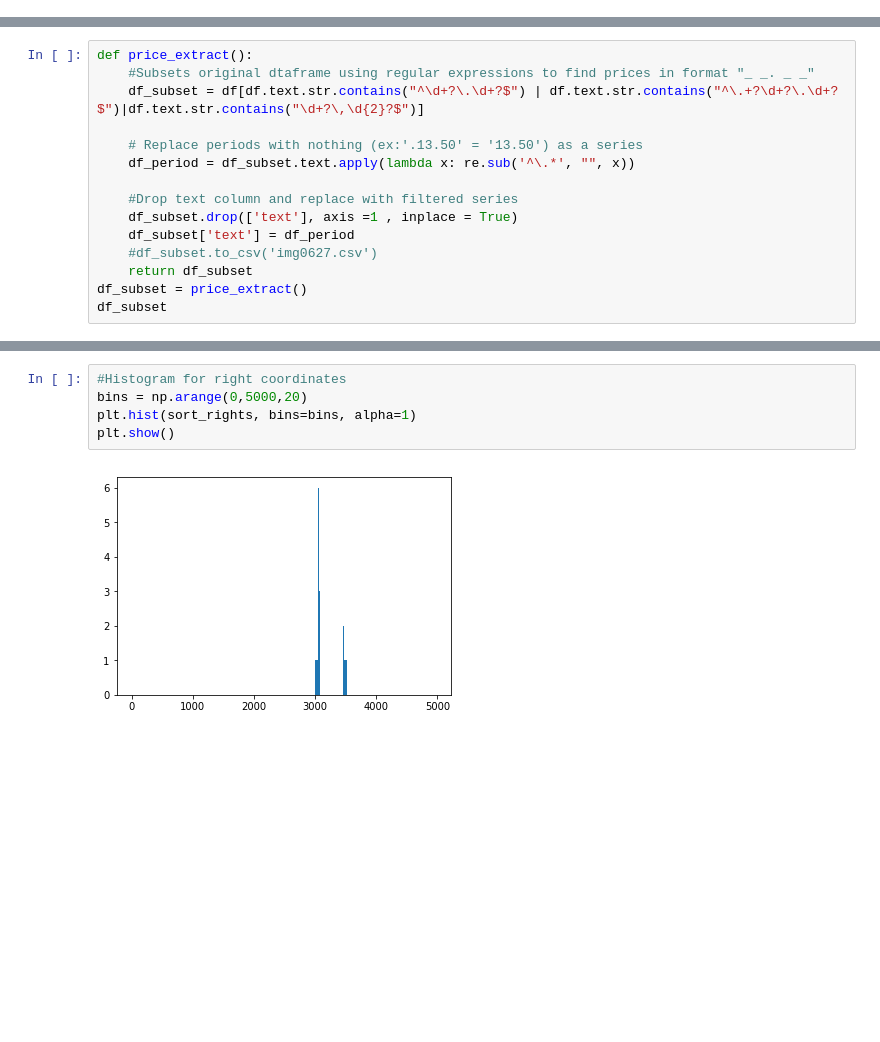
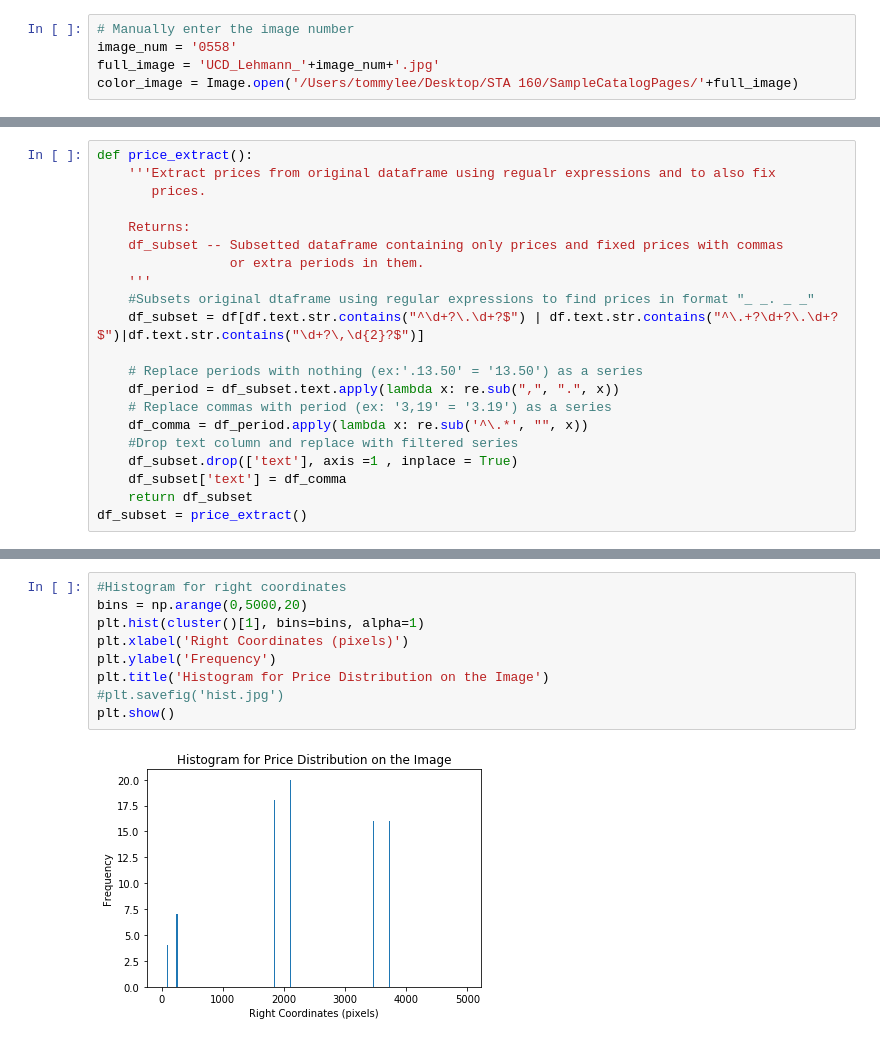
Before and after one commit to rin7/Wine_catalogs, a Jupyter notebook: Pytesseract v2.ipynb, the cells around one changed output, grey strips where cells are left out. Cells and saved outputs as stored; diff of their text form; blank space fills up the shorter version.

```diff
--- a/Pytesseract v2.ipynb
+++ b/Pytesseract v2.ipynb
@@ -12 +14,6 @@ import math
+# %%
+# Manually enter the image number
+image_num = '0558'
+full_image = 'UCD_Lehmann_'+image_num+'.jpg'
+color_image = Image.open('/Users/tommylee/Desktop/STA 160/SampleCatalogPages/'+full_image)
 # %%
@@ -49,18 +43,24 @@ df
 # %%
 def price_extract():
+    '''Extract prices from original dataframe using regualr expressions and to also fix
+       prices.
+
+    Returns:
+    df_subset -- Subsetted dataframe containing only prices and fixed prices with commas
+                 or extra periods in them.
+    '''
     #Subsets original dtaframe using regular expressions to find prices in format "_ _. _ _"
     df_subset = df[df.text.str.contains("^\d+?\.\d+?$") | df.text.str.contains("^\.+?\d+?\.\d+?$")|df.text.str.contains("\d+?\,\d{2}?$")]
 
     # Replace periods with nothing (ex:'.13.50' = '13.50') as a series
-    df_period = df_subset.text.apply(lambda x: re.sub('^\.*', "", x))
-
+    df_period = df_subset.text.apply(lambda x: re.sub(",", ".", x))
+    # Replace commas with period (ex: '3,19' = '3.19') as a series
+    df_comma = df_period.apply(lambda x: re.sub('^\.*', "", x))
     #Drop text column and replace with filtered series
     df_subset.drop(['text'], axis =1 , inplace = True)
-    df_subset['text'] = df_period
-    #df_subset.to_csv('img0627.csv')
+    df_subset['text'] = df_comma
     return df_subset
 df_subset = price_extract()
-df_subset
 # %% [output]
 A value is trying to be set on a copy of a slice from a DataFrame
 
@@ -388,7 +415,11 @@ true_df
 # %%
 #Histogram for right coordinates
 bins = np.arange(0,5000,20)
-plt.hist(sort_rights, bins=bins, alpha=1)
+plt.hist(cluster()[1], bins=bins, alpha=1)
+plt.xlabel('Right Coordinates (pixels)')
+plt.ylabel('Frequency')
+plt.title('Histogram for Price Distribution on the Image')
+#plt.savefig('hist.jpg')
 plt.show()
 # %% [output]
-[figure, old version]
+[figure, new version]
```
Also changed, not shown: parts of 17 cells of this notebook.
